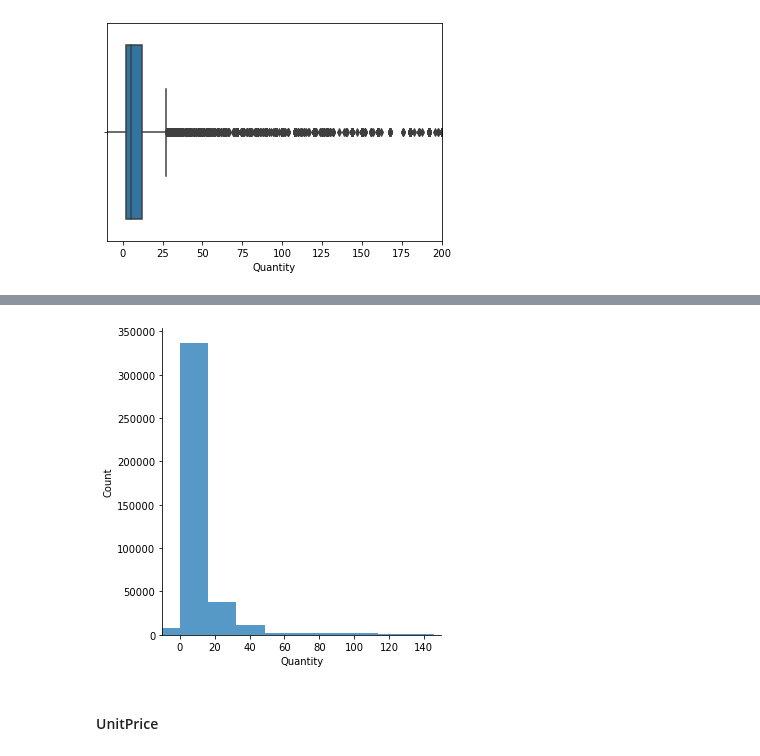
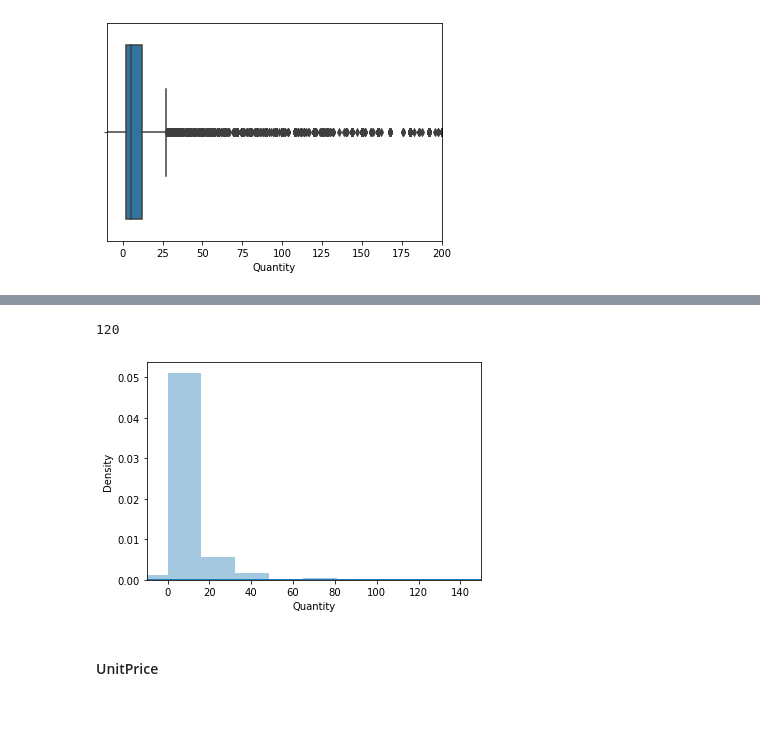
Before and after one commit to MattersOfData/CRM-Analysis, a Jupyter notebook: DAY1_Customer Segmentation.ipynb, the cells around one changed output, grey strips where cells are left out. Drawn from its saved outputs; the diff is of its cells as text; code cells hidden in the pictures; blank space fills up the shorter version.

```diff
--- a/DAY1_Customer Segmentation.ipynb
+++ b/DAY1_Customer Segmentation.ipynb
@@ -281,10 +301,17 @@ df_na_treat['Quantity'].quantile(q=0.99,  interpolation='nearest')
+# %%
+# 백분위수 (quantile) 로 상위 1% 구하기
+## quantile함수의 q(백분위수)는 0과 1사이 값을 입력
+## cf) 절사 평균 : 상,하위 % 버린후, 나머지 숫자들로 평균 구하기
+df_na_treat['Quantity'].quantile(q=0.99,  interpolation='nearest')
+# %% [output]
+120
 # %%
 #분포 확인하기
-sns.displot(df_na_treat['Quantity'], bins = 10000)
+sns.distplot(df_na_treat['Quantity'], bins = 10000)
 plt.xlim(-10,150)
 plt.show()
 # %% [output]
-[figure, old version]
+[figure, new version]
 # %% [markdown]
 #### UnitPrice
 # %%
```
Also changed, not shown: parts of 12 cells of this notebook.
